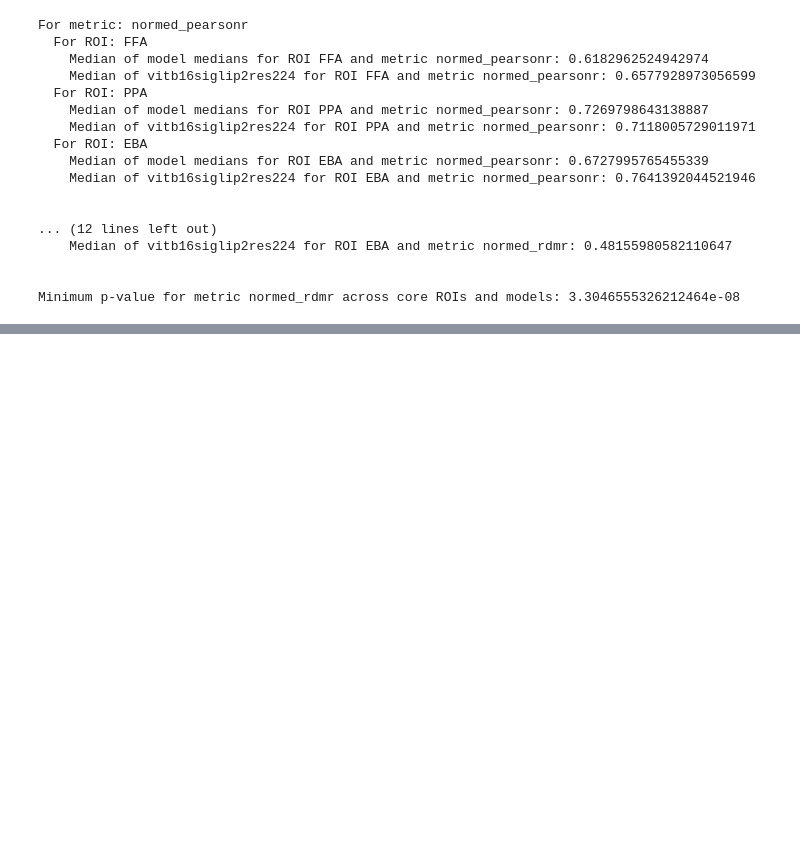
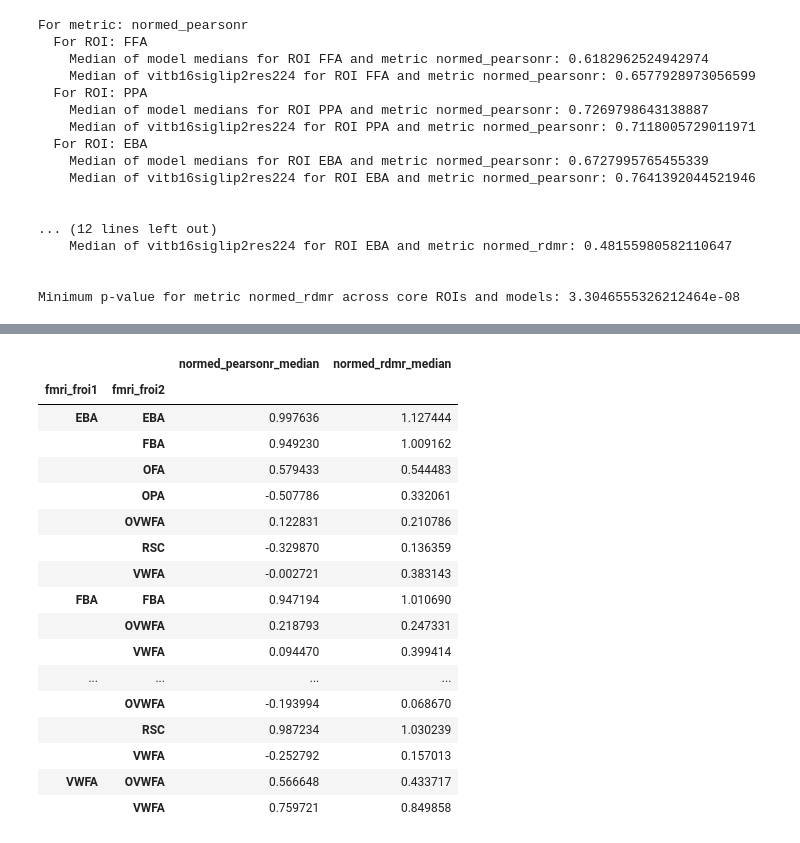
Before and after one commit to murtylab/comparing-category-selectivity, a Jupyter notebook: preprint/preprint_stats_recheck.ipynb, the cells around one changed output, grey strips where cells are left out. Saved outputs shown, nothing was run; the diff lists cells and outputs as text; code cells hidden in the pictures; blank space fills up the shorter version.

Commit message:
updated preprint stats recheck

```diff
--- a/preprint/preprint_stats_recheck.ipynb
+++ b/preprint/preprint_stats_recheck.ipynb
@@ -119,6 +291,24 @@ mh_csv_grouped2 = (
 ).set_index('fmri_froi')
 print('Model-Subject correlations (grouped by ROI):')
 display(mh_csv_grouped2)
+
+print('Delta Rs between model-subject and subject-subject medians:')
+# delta Rs between model-subject and subject-subject medians
+display(hh_csv_grouped - mh_csv_grouped2)
+
+print(f'One sided U-test between subject-subject and all model-subject correlations:')
+# u-test between subject-subject and model-subject correlations, for each metric and fROI
+for froi in core_frois:
+    print(f'\nFROI: {froi}')
+    for metric in metrics:
+        hh_values = hh_csv[
+            (hh_csv['fmri_froi'] == froi)
+        ][metric].values
+        mh_values = mh_csv[
+            (mh_csv['fmri_froi'] == froi)
+        ][metric].values
+        u_stat, p_value = stats.mannwhitneyu(hh_values, mh_values, alternative='greater')
+        print(f'Metric: {metric}, U-statistic: {u_stat}, p-value: {p_value},    median subject-subject: {np.median(hh_values)}, median model-subject: {np.median(mh_values)}')
 # %% [output]
 Model-Subject correlations for best model: vitb16siglip2res224
 |  | normed_pearsonr_median | normed_rdmr_median |
@@ -240,0 +441,65 @@ mh_csv
+# %%
+froifroi_df = pd.read_csv(FROIFROI_CORRELATIONS_CSV_PATH)
+# %%
+# For each fmri_froi1, fmri_froi2 pair, compute the median correlation (for both metrics)
+froifroi_grouped = (
+    froifroi_df
+    .groupby(['fmri_froi1', 'fmri_froi2'])
+    .agg(
+        normed_pearsonr_median=('normed_pearsonr', 'median'),
+        normed_rdmr_median=('normed_rdmr', 'median'),
+    )
+    .reset_index()
+).set_index(['fmri_froi1', 'fmri_froi2'])
+display(froifroi_grouped)
+
+extra_frois = ['OFA', 'FBA', 'OPA']
+all_frois = core_frois + extra_frois
+for metric in metrics:
+    print(f'Median {metric} between fROIs:')
+    for cfroi in core_frois:
+        cfroi_cfroi_corr = froifroi_grouped.loc[(cfroi, cfroi), f'{metric}_median']
+        for efroi in all_frois:
+            if cfroi == efroi:
+                continue
+            try:
+                cfroi_efroi_corr = froifroi_grouped.loc[(cfroi, efroi), f'{metric}_median']
+            except KeyError:
+                cfroi_efroi_corr = froifroi_grouped.loc[(efroi, cfroi), f'{metric}_median']
+            print(f'  {cfroi} - {efroi}: {cfroi_efroi_corr} (cfroi-cfroi: {cfroi_cfroi_corr}, delta: {cfroi_cfroi_corr - cfroi_efroi_corr})')
+        print('\n')
+
+# create a matrix for delta median correlations between fROIs (for both metrics)
+# for metric in metrics:
+#     print(f'Delta median {metric} between fROIs:')
+#     delta_matrix = pd.DataFrame(index=selected_frois, columns=selected_frois)
+#     for froi1 in selected_frois:
+#         for froi2 in selected_frois:
+#             if froi1 == froi2:
+#                 delta_matrix.loc[froi1, froi2] = 0.0
+#             else:
+#                 try:
+#                     median_corr = froifroi_grouped.loc[(froi1, froi2), f'{metric}_median']
+#                 except KeyError:
+#                     median_corr = froifroi_grouped.loc[(froi2, froi1), f'{metric}_median']
+#                 delta_matrix.loc[froi1, froi2] = median_corr
+#     display(delta_matrix)
+# %% [output]
+|  |  | normed_pearsonr_median | normed_rdmr_median |
+| fmri_froi1 | fmri_froi2 |  |  |
+| EBA | EBA | 0.997636 | 1.127444 |
+|  | FBA | 0.949230 | 1.009162 |
+|  | OFA | 0.579433 | 0.544483 |
+|  | OPA | -0.507786 | 0.332061 |
+|  | OVWFA | 0.122831 | 0.210786 |
+|  | RSC | -0.329870 | 0.136359 |
+|  | VWFA | -0.002721 | 0.383143 |
+| FBA | FBA | 0.947194 | 1.010690 |
+|  | OVWFA | 0.218793 | 0.247331 |
+|  | VWFA | 0.094470 | 0.399414 |
+| ... | ... | ... | ... |
+|  | OVWFA | -0.193994 | 0.068670 |
+|  | RSC | 0.987234 | 1.030239 |
+|  | VWFA | -0.252792 | 0.157013 |
+| VWFA | OVWFA | 0.566648 | 0.433717 |
+|  | VWFA | 0.759721 | 0.849858 |
```
Also changed, not shown: parts of 29 cells of this notebook.
